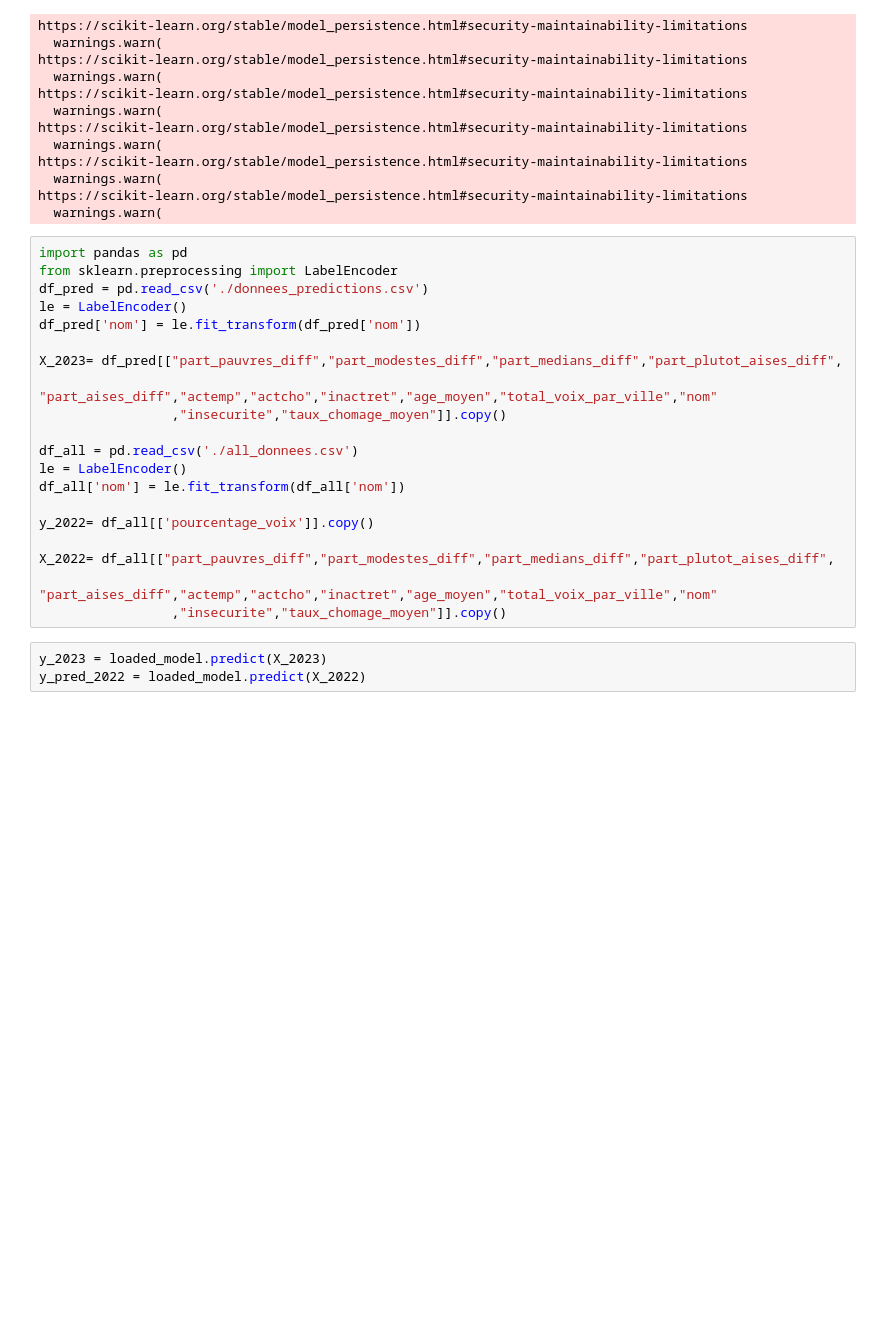
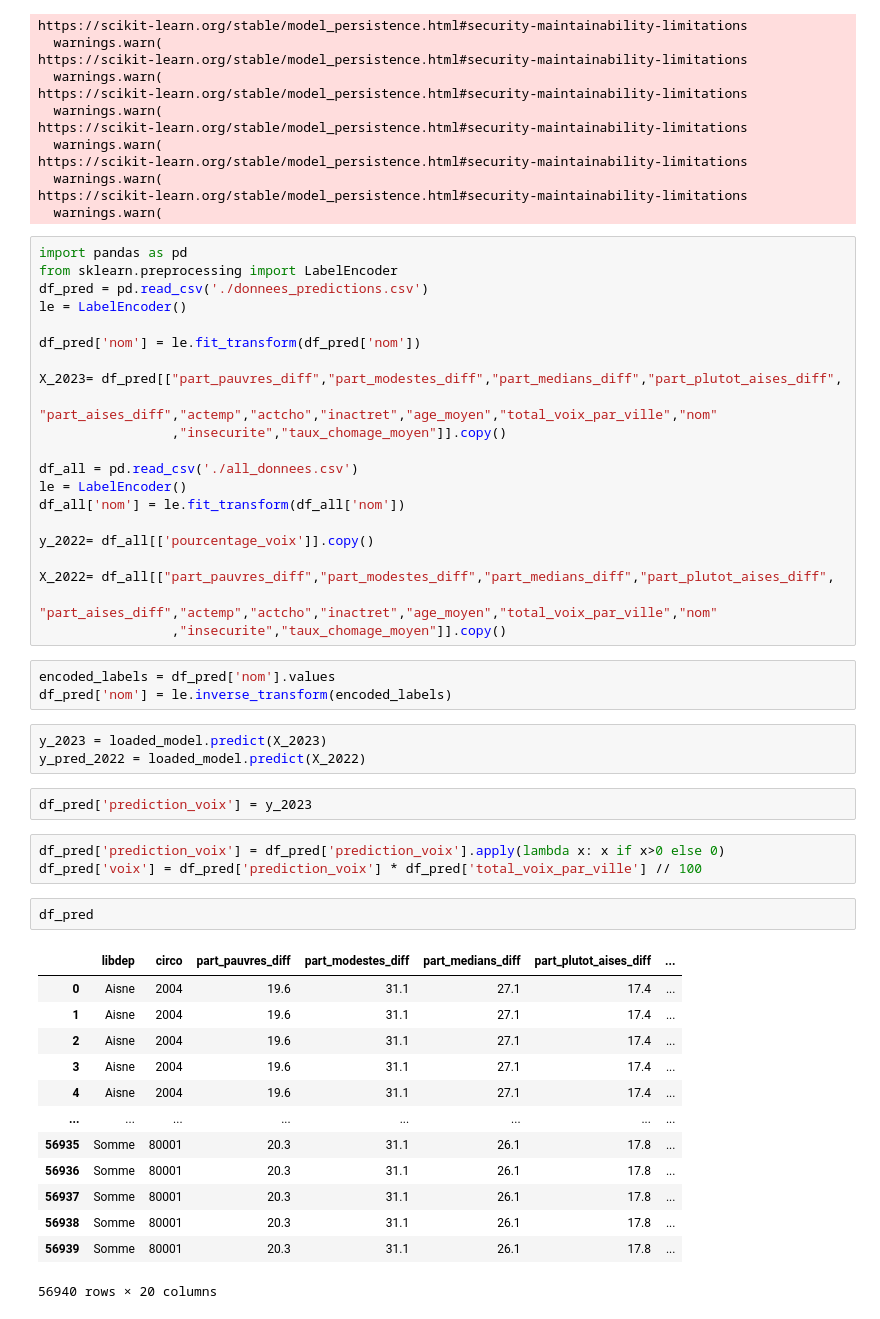
Before and after one commit to Piett-rm/MSPR-Analyse-de-donnees, a Jupyter notebook: model_pred_2023.ipynb, the cells around one changed output. Cells and saved outputs as stored; diff of their text form; blank space fills up the shorter version.

```diff
--- a/model_pred_2023.ipynb
+++ b/model_pred_2023.ipynb
@@ -26,6 +26,7 @@ import pandas as pd
 from sklearn.preprocessing import LabelEncoder
 df_pred = pd.read_csv('./donnees_predictions.csv')
 le = LabelEncoder()
+
 df_pred['nom'] = le.fit_transform(df_pred['nom'])
 
 X_2023= df_pred[["part_pauvres_diff","part_modestes_diff","part_medians_diff","part_plutot_aises_diff",
@@ -41,6 +42,30 @@ y_2022= df_all[['pourcentage_voix']].copy()
 X_2022= df_all[["part_pauvres_diff","part_modestes_diff","part_medians_diff","part_plutot_aises_diff",
                  "part_aises_diff","actemp","actcho","inactret","age_moyen","total_voix_par_ville","nom"
                  ,"insecurite","taux_chomage_moyen"]].copy()
+# %%
+encoded_labels = df_pred['nom'].values
+df_pred['nom'] = le.inverse_transform(encoded_labels)
 # %%
 y_2023 = loaded_model.predict(X_2023)
 y_pred_2022 = loaded_model.predict(X_2022)
+# %%
+df_pred['prediction_voix'] = y_2023
+# %%
+df_pred['prediction_voix'] = df_pred['prediction_voix'].apply(lambda x: x if x>0 else 0)
+df_pred['voix'] = df_pred['prediction_voix'] * df_pred['total_voix_par_ville'] // 100
+# %%
+df_pred
+# %% [output]
+|  | libdep | circo | part_pauvres_diff | part_modestes_diff | part_medians_diff | part_plutot_aises_diff | ... |
+| 0 | Aisne | 2004 | 19.6 | 31.1 | 27.1 | 17.4 | ... |
+| 1 | Aisne | 2004 | 19.6 | 31.1 | 27.1 | 17.4 | ... |
+| 2 | Aisne | 2004 | 19.6 | 31.1 | 27.1 | 17.4 | ... |
+| 3 | Aisne | 2004 | 19.6 | 31.1 | 27.1 | 17.4 | ... |
+| 4 | Aisne | 2004 | 19.6 | 31.1 | 27.1 | 17.4 | ... |
+| ... | ... | ... | ... | ... | ... | ... | ... |
+| 56935 | Somme | 80001 | 20.3 | 31.1 | 26.1 | 17.8 | ... |
+| 56936 | Somme | 80001 | 20.3 | 31.1 | 26.1 | 17.8 | ... |
+| 56937 | Somme | 80001 | 20.3 | 31.1 | 26.1 | 17.8 | ... |
+| 56938 | Somme | 80001 | 20.3 | 31.1 | 26.1 | 17.8 | ... |
+| 56939 | Somme | 80001 | 20.3 | 31.1 | 26.1 | 17.8 | ... |
+56940 rows × 20 columns
```
Also changed, not shown: parts of 3 cells of this notebook, 1 other file.
